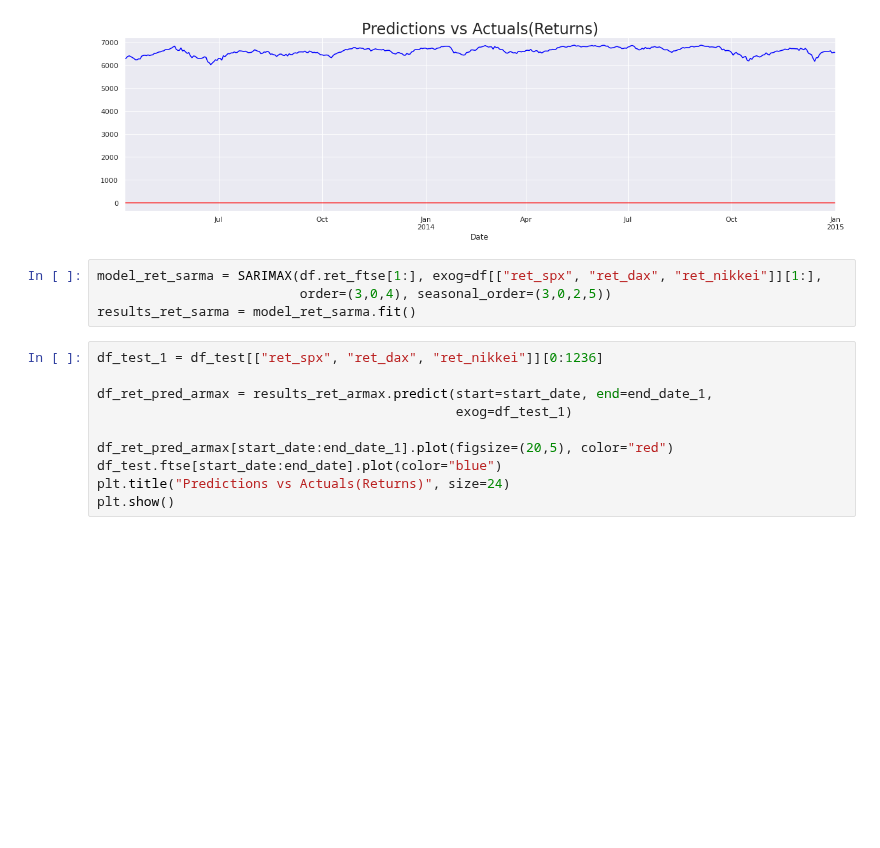
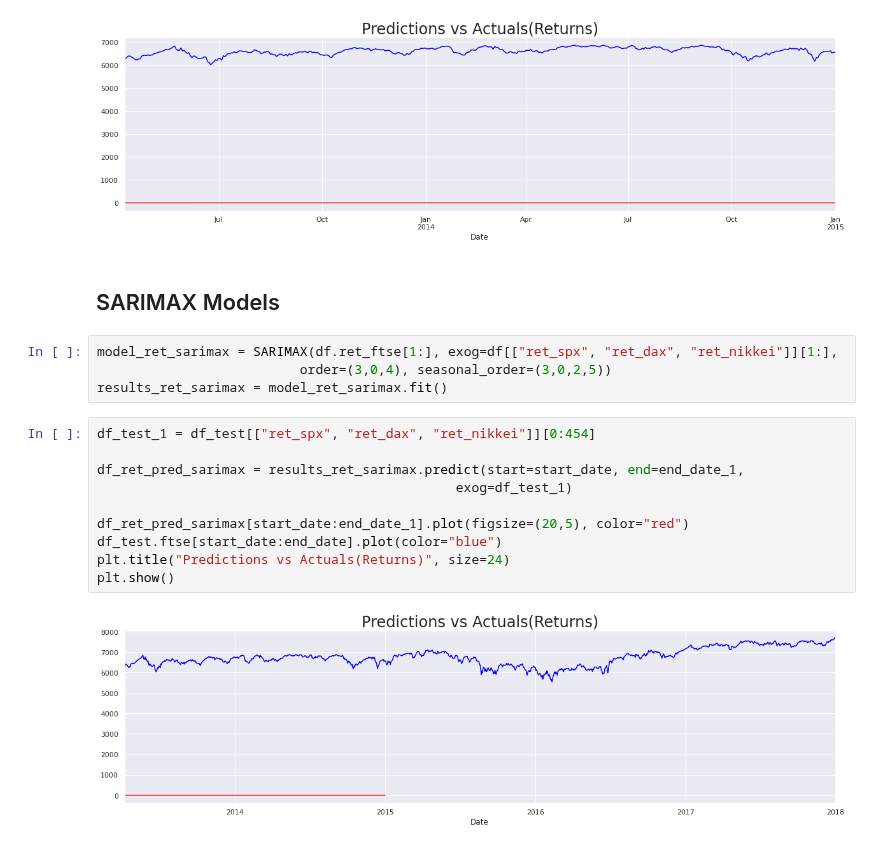
Before and after one commit to Priyo-prog/Time-series-analysis, a Jupyter notebook: Forecasting/the_forecasting.ipynb, the cells around one changed output. Saved outputs shown, nothing was run; the diff lists cells and outputs as text; blank space fills up the shorter version.

```diff
--- a/Forecasting/the_forecasting.ipynb
+++ b/Forecasting/the_forecasting.ipynb
@@ -326,17 +326,21 @@ plt.title("Predictions vs Actuals(Returns)", size=24)
 plt.show()
 # %% [output]
 [figure]
+# %% [markdown]
+## SARIMAX Models
 # %%
-model_ret_sarma = SARIMAX(df.ret_ftse[1:], exog=df[["ret_spx", "ret_dax", "ret_nikkei"]][1:],
+model_ret_sarimax = SARIMAX(df.ret_ftse[1:], exog=df[["ret_spx", "ret_dax", "ret_nikkei"]][1:],
                           order=(3,0,4), seasonal_order=(3,0,2,5))
-results_ret_sarma = model_ret_sarma.fit()
+results_ret_sarimax = model_ret_sarimax.fit()
 # %%
-df_test_1 = df_test[["ret_spx", "ret_dax", "ret_nikkei"]][0:1236]
+df_test_1 = df_test[["ret_spx", "ret_dax", "ret_nikkei"]][0:454]
 
-df_ret_pred_armax = results_ret_armax.predict(start=start_date, end=end_date_1,
+df_ret_pred_sarimax = results_ret_sarimax.predict(start=start_date, end=end_date_1,
                                               exog=df_test_1)
 
-df_ret_pred_armax[start_date:end_date_1].plot(figsize=(20,5), color="red")
+df_ret_pred_sarimax[start_date:end_date_1].plot(figsize=(20,5), color="red")
 df_test.ftse[start_date:end_date].plot(color="blue")
 plt.title("Predictions vs Actuals(Returns)", size=24)
 plt.show()
+# %% [output]
+[figure, added]
```
